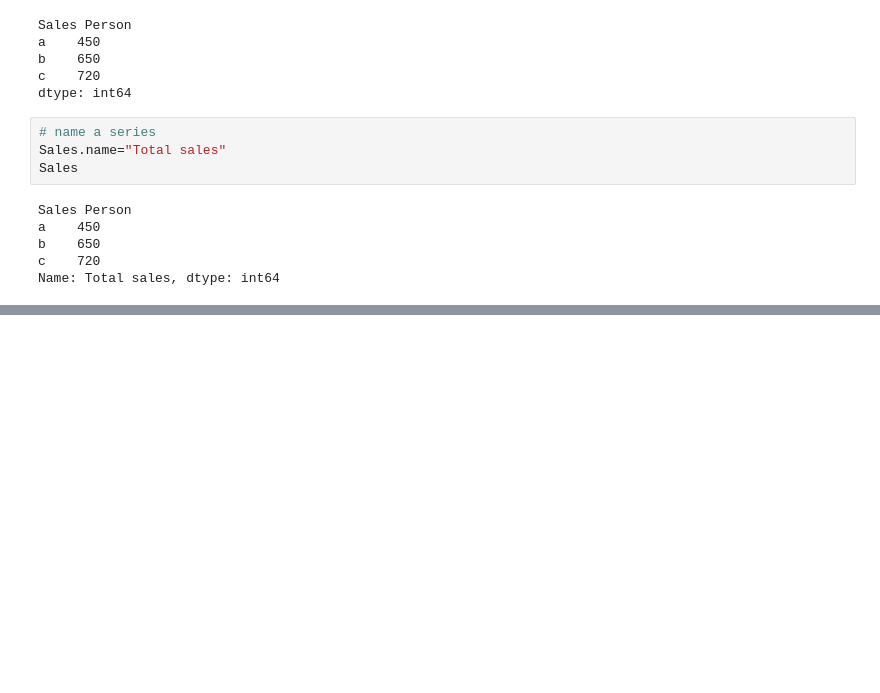
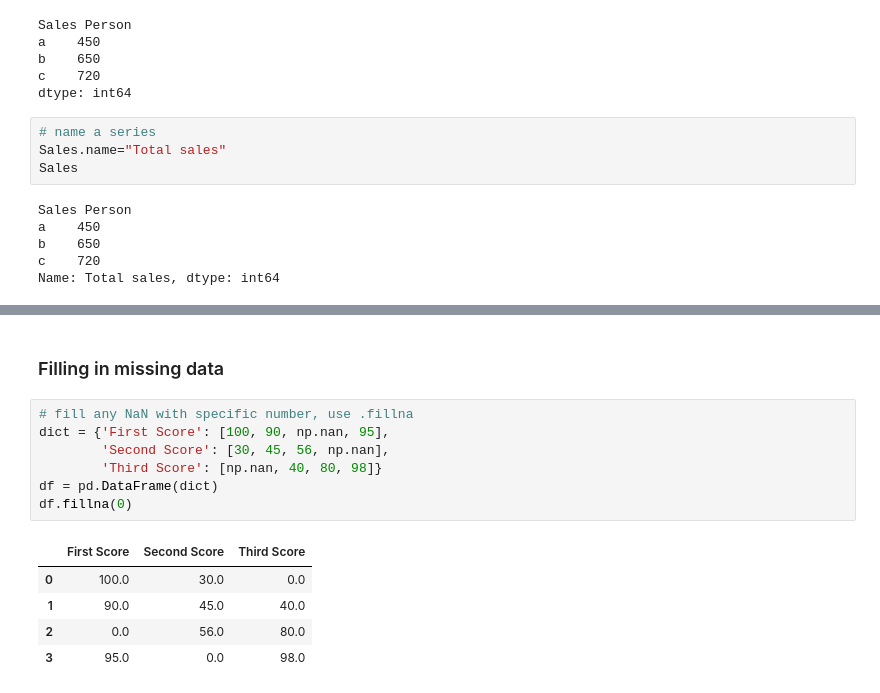
Before and after one commit to JMorganSparta/Numpy, a Jupyter notebook: Pandas.ipynb, the cells around one changed output, grey strips where cells are left out. Cells and saved outputs as stored; diff of their text form; blank space fills up the shorter version.

```diff
--- a/Pandas.ipynb
+++ b/Pandas.ipynb
@@ -195,0 +312,15 @@ df
+# %% [markdown]
+### Filling in missing data
+# %%
+# fill any NaN with specific number, use .fillna
+dict = {'First Score': [100, 90, np.nan, 95],
+        'Second Score': [30, 45, 56, np.nan],
+        'Third Score': [np.nan, 40, 80, 98]}
+df = pd.DataFrame(dict)
+df.fillna(0)
+# %% [output]
+|  | First Score | Second Score | Third Score |
+| 0 | 100.0 | 30.0 | 0.0 |
+| 1 | 90.0 | 45.0 | 40.0 |
+| 2 | 0.0 | 56.0 | 80.0 |
+| 3 | 95.0 | 0.0 | 98.0 |
```
Also changed, not shown: parts of 25 cells of this notebook.
